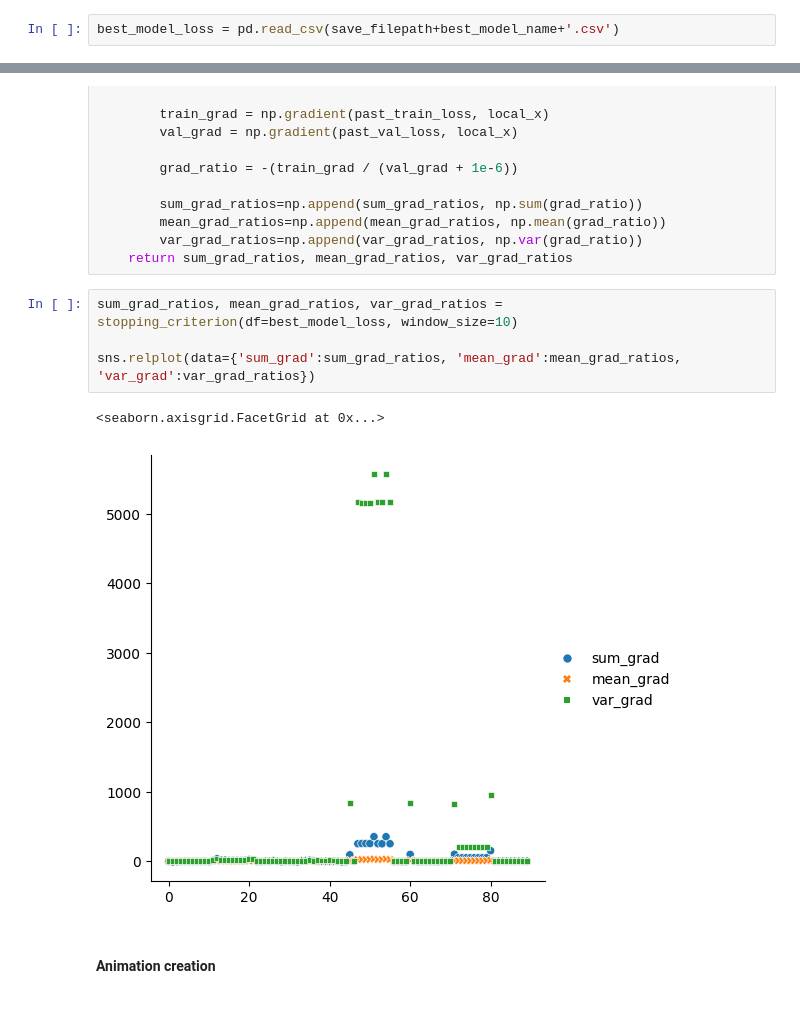
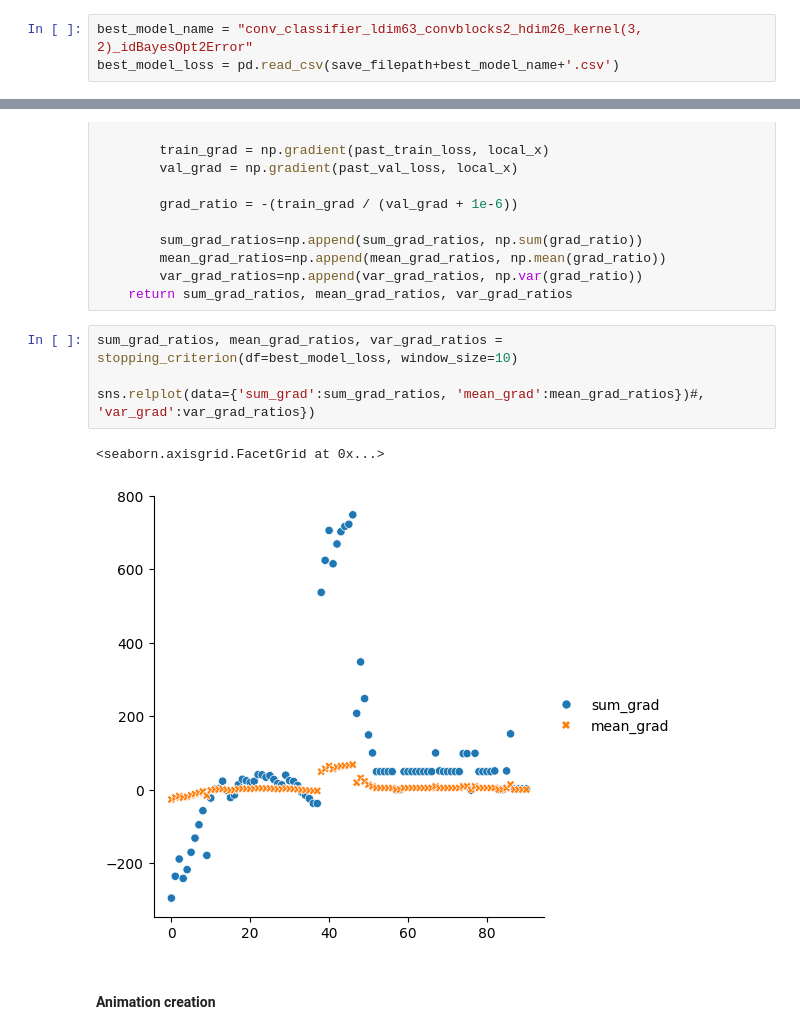
Before and after one commit to ericsallinger/msthesis, a Jupyter notebook: model_training/encoder_classification.ipynb, the cells around one changed output, grey strips where cells are left out. Cells and saved outputs as stored; diff of their text form.

Commit message:
Data viz and fixed bugs in model evaluation
Former-commit-id: 345897377acc3afdcb4702b6b6aaf31886ed06a3
Former-commit-id: 206a4275dc772fb4ca25bb6fdf90a58066303660

```diff
--- a/model_training/encoder_classification.ipynb
+++ b/model_training/encoder_classification.ipynb
@@ -398,6 +397,7 @@ IndexError: list index out of range
 # %% [markdown]
 #### Training Heuristics
 # %%
+best_model_name = "conv_classifier_ldim63_convblocks2_hdim26_kernel(3, 2)_idBayesOpt2Error"
 best_model_loss = pd.read_csv(save_filepath+best_model_name+'.csv')
 # %%
 sns.relplot(data=best_model_loss, x='Epoch', y='Training Loss', hue='Learning Rate')
@@ -429,10 +429,10 @@ def stopping_criterion(df, window_size):
 # %%
 sum_grad_ratios, mean_grad_ratios, var_grad_ratios = stopping_criterion(df=best_model_loss, window_size=10)
 
-sns.relplot(data={'sum_grad':sum_grad_ratios, 'mean_grad':mean_grad_ratios, 'var_grad':var_grad_ratios})
+sns.relplot(data={'sum_grad':sum_grad_ratios, 'mean_grad':mean_grad_ratios})#, 'var_grad':var_grad_ratios})
 # %% [output]
 <seaborn.axisgrid.FacetGrid at 0x...>
-[figure, old version]
+[figure, new version]
 # %% [markdown]
 #### Animation creation
 # %%
```
Also changed, not shown: parts of 13 cells of this notebook, 2 other files.
